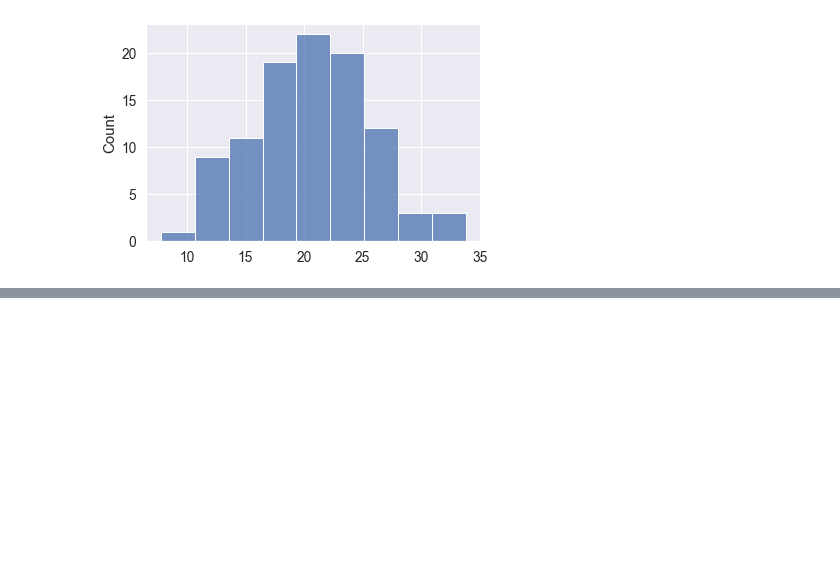
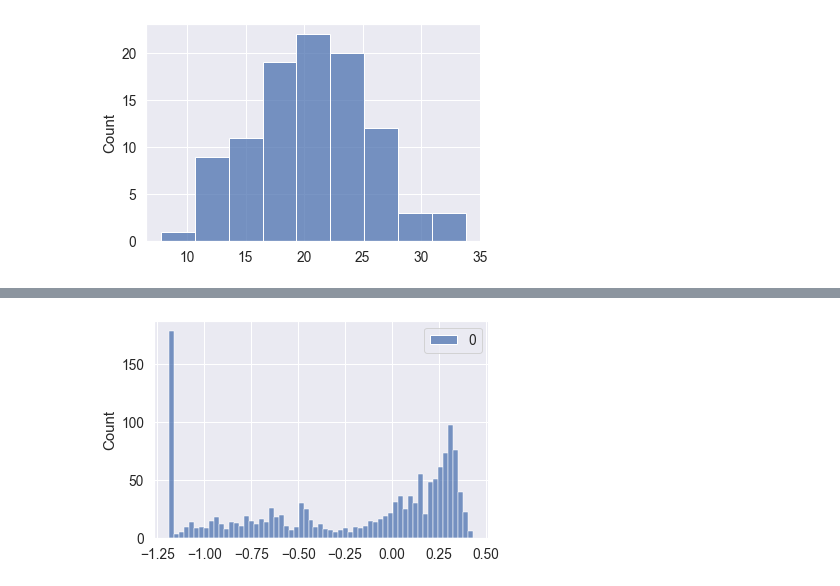
Before and after one commit to leweex95/Housing-Prices-Prediction, a Jupyter notebook: Housing-Prices-Prediction.ipynb, the cells around one changed output, grey strips where cells are left out. Cells and saved outputs as stored; diff of their text form; code cells hidden in the pictures; blank space fills up the shorter version.

```diff
--- a/Housing-Prices-Prediction.ipynb
+++ b/Housing-Prices-Prediction.ipynb
@@ -328,0 +347,7 @@ Terminology:
+# %%
+from sklearn.preprocessing import RobustScaler
+
+YearRemodAdd_robscale = RobustScaler().fit_transform(X_train['YearRemodAdd'].values.reshape(-1, 1))
+sns.histplot(YearRemodAdd_robscale, bins=61);
+# %% [output]
+[figure, added]
```
Also changed, not shown: parts of 11 cells of this notebook.
